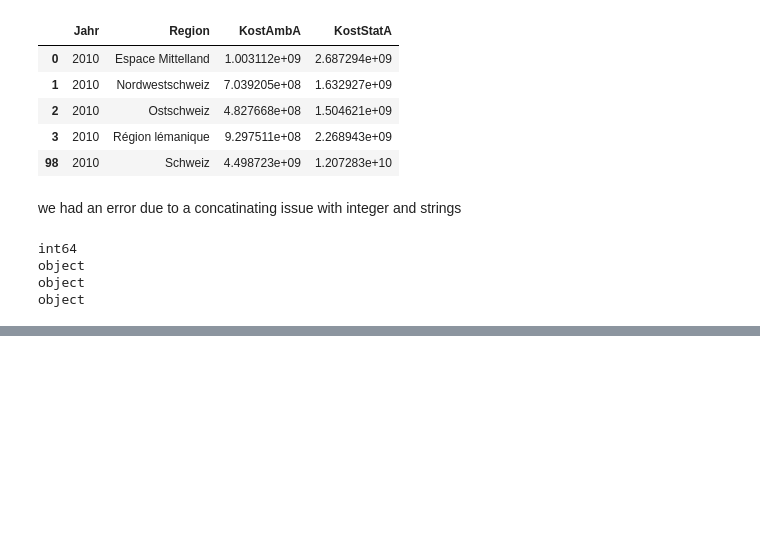
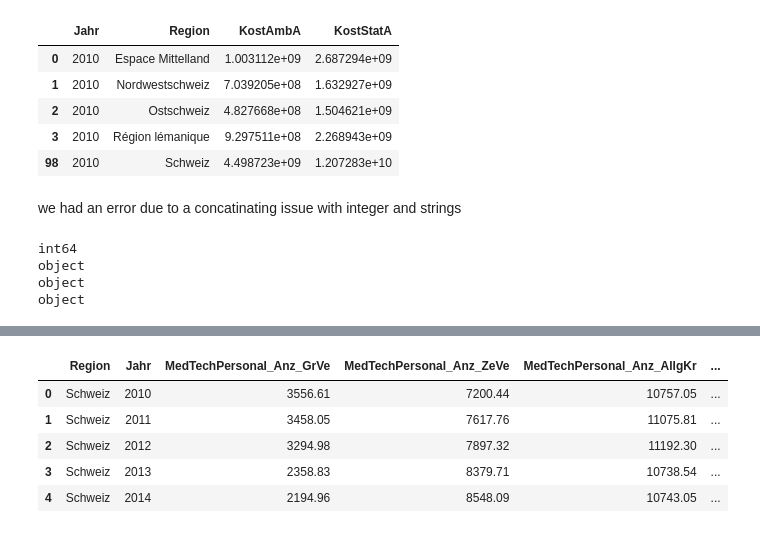
Before and after one commit to jeliigis/final-project-jbns, a Jupyter notebook: scripts/hospital_costs_new.ipynb, the cells around one changed output, grey strips where cells are left out. Saved outputs shown, nothing was run; the diff lists cells and outputs as text; code cells hidden in the pictures; blank space fills up the shorter version.

```diff
--- a/scripts/hospital_costs_new.ipynb
+++ b/scripts/hospital_costs_new.ipynb
@@ -662,0 +693,9 @@ df_health.to_excel('../data/df_health.xlsx', index=False)
+# %%
+df_staff_melt.head()
+# %% [output]
+|  | Region | Jahr | MedTechPersonal_Anz_GrVe | MedTechPersonal_Anz_ZeVe | MedTechPersonal_Anz_AllgKr | ... |
+| 0 | Schweiz | 2010 | 3556.61 | 7200.44 | 10757.05 | ... |
+| 1 | Schweiz | 2011 | 3458.05 | 7617.76 | 11075.81 | ... |
+| 2 | Schweiz | 2012 | 3294.98 | 7897.32 | 11192.30 | ... |
+| 3 | Schweiz | 2013 | 2358.83 | 8379.71 | 10738.54 | ... |
+| 4 | Schweiz | 2014 | 2194.96 | 8548.09 | 10743.05 | ... |
```
Also changed, not shown: parts of 7 cells of this notebook, 2 other files.
